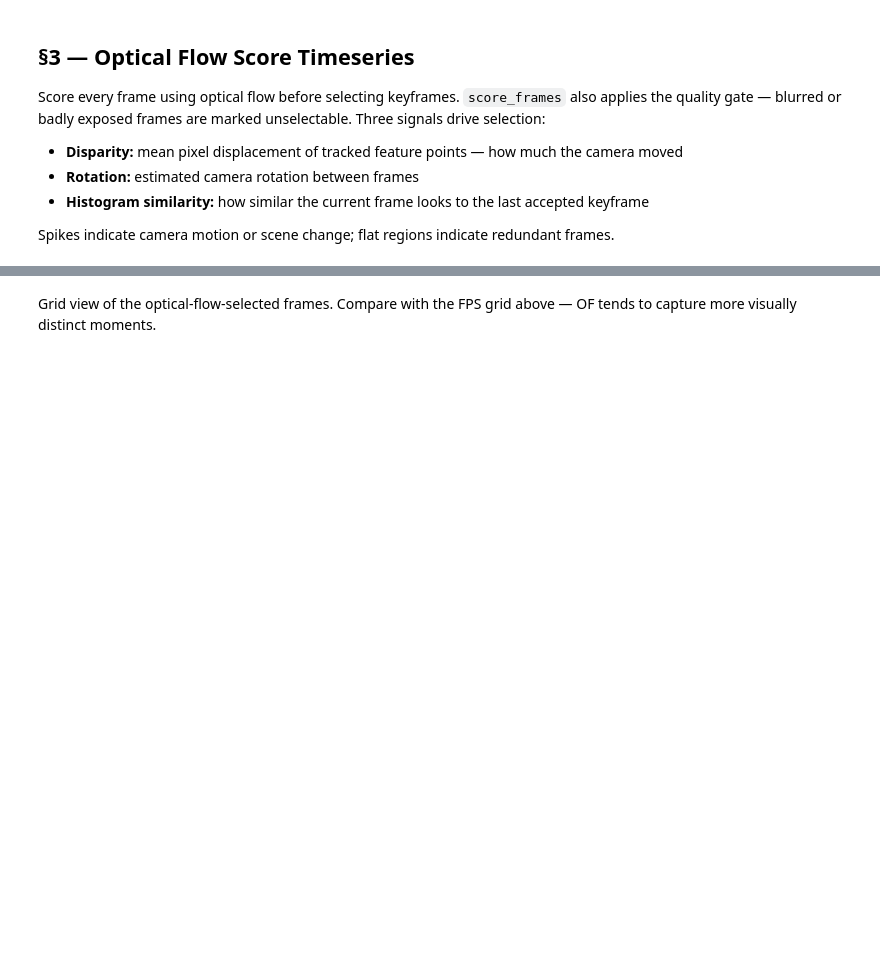
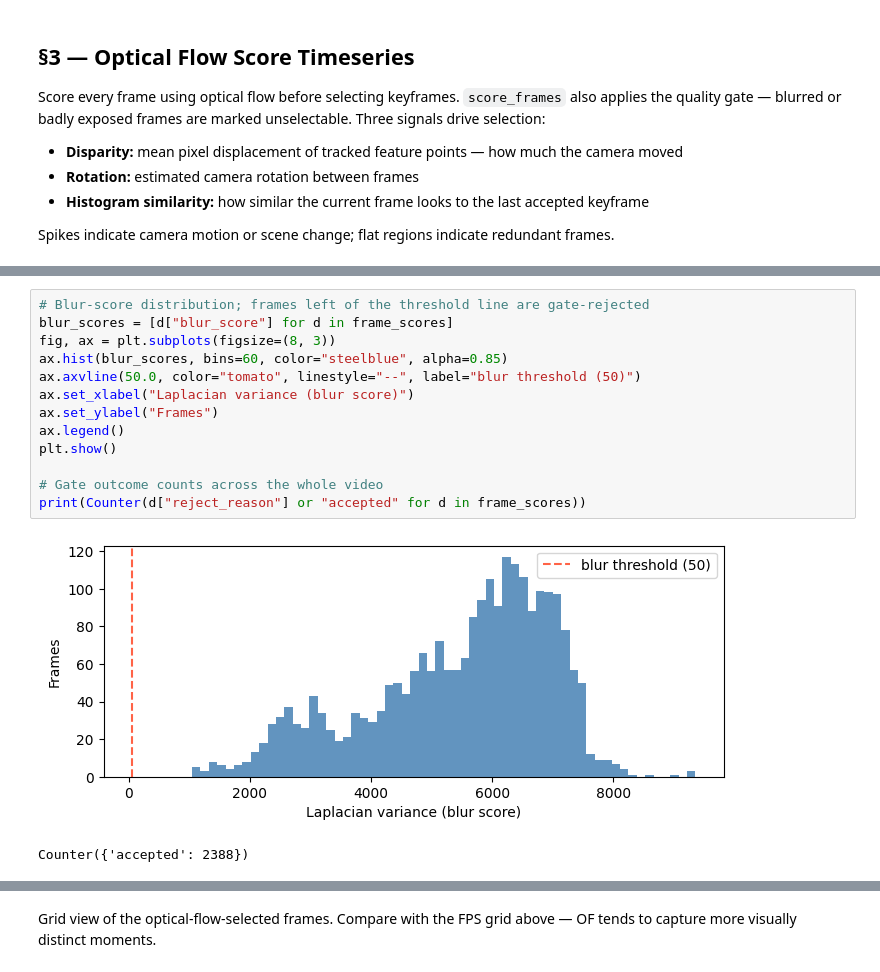
Before and after one commit to BasisResearch/collab-splats, a Jupyter notebook: docs/source/tutorials/01_preprocessing/keyframe_extraction.ipynb, the cells around one changed output, grey strips where cells are left out. Drawn from its saved outputs; the diff is of its cells as text; blank space fills up the shorter version.

```diff
--- a/docs/source/tutorials/01_preprocessing/keyframe_extraction.ipynb
+++ b/docs/source/tutorials/01_preprocessing/keyframe_extraction.ipynb
@@ -102,0 +129,16 @@ plot_frame_scores(frame_scores)
+# %%
+# Blur-score distribution; frames left of the threshold line are gate-rejected
+blur_scores = [d["blur_score"] for d in frame_scores]
+fig, ax = plt.subplots(figsize=(8, 3))
+ax.hist(blur_scores, bins=60, color="steelblue", alpha=0.85)
+ax.axvline(50.0, color="tomato", linestyle="--", label="blur threshold (50)")
+ax.set_xlabel("Laplacian variance (blur score)")
+ax.set_ylabel("Frames")
+ax.legend()
+plt.show()
+
+# Gate outcome counts across the whole video
+print(Counter(d["reject_reason"] or "accepted" for d in frame_scores))
+# %% [output]
+[figure, added]
+Counter({'accepted': 2388})
```
Also changed, not shown: parts of 18 cells of this notebook.
